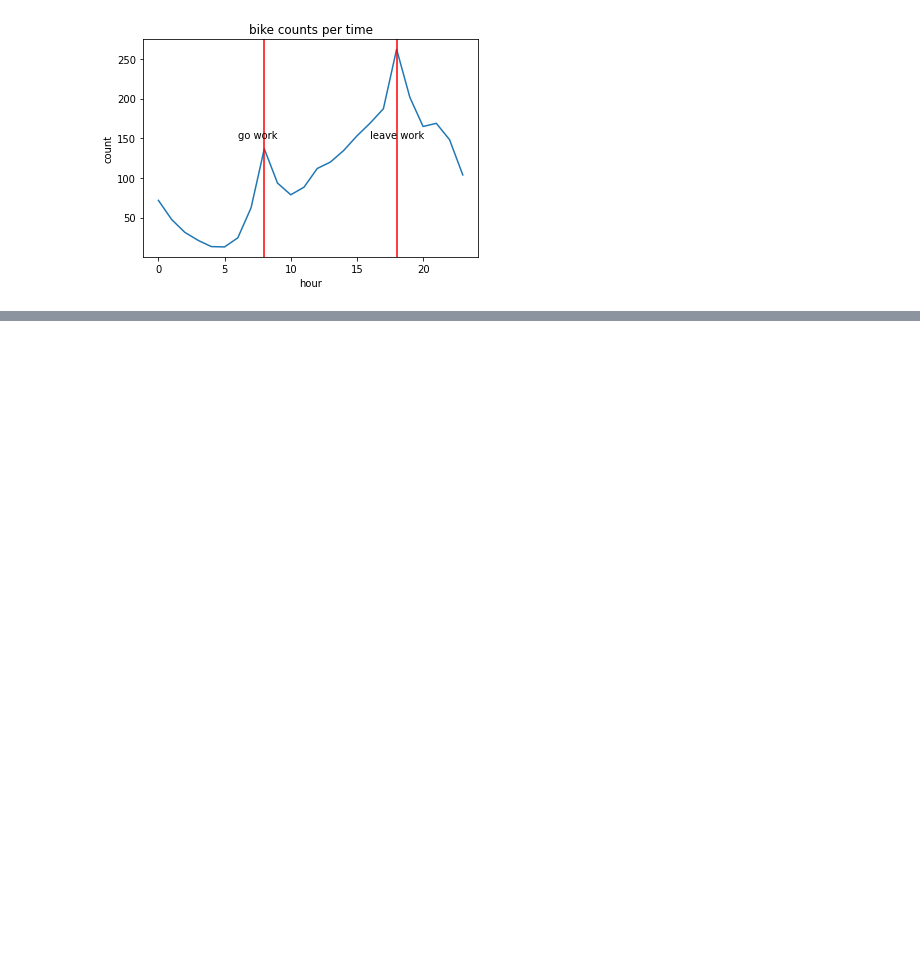
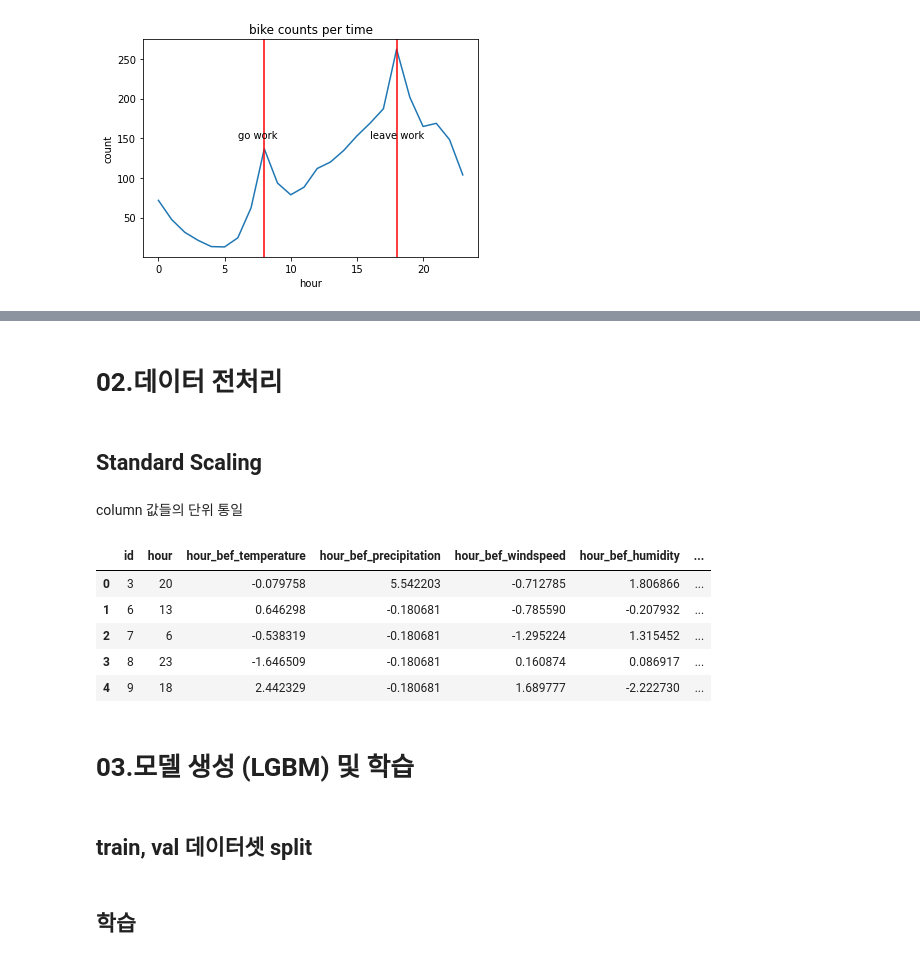
Before and after one commit to Sunnnyyy16/Dacon_study, a Jupyter notebook: bike/seoul_bike.ipynb, the cells around one changed output, grey strips where cells are left out. Drawn from its saved outputs; the diff is of its cells as text; code cells hidden in the pictures; blank space fills up the shorter version.

Commit message:
analysis: lgbm_reg

```diff
--- a/bike/seoul_bike.ipynb
+++ b/bike/seoul_bike.ipynb
@@ -165,0 +191,28 @@ plt.show()
+# %% [markdown]
+# 02.데이터 전처리
+# %% [markdown]
+## Standard Scaling
+# %% [markdown]
+column 값들의 단위 통일
+# %%
+#Standard scaler
+from sklearn.preprocessing import LabelEncoder, StandardScaler, MinMaxScaler
+scaler= StandardScaler()
+
+# 변환 필요 없는 feature는 제외
+transform_df= train.drop(columns=['id','hour','count'])
+
+std_transform_df = scaler.fit_transform(transform_df)
+train[transform_df.columns] = std_transform_df
+train.head()
+# %% [output]
+|  | id | hour | hour_bef_temperature | hour_bef_precipitation | hour_bef_windspeed | hour_bef_humidity | ... |
+| 0 | 3 | 20 | -0.079758 | 5.542203 | -0.712785 | 1.806866 | ... |
+| 1 | 6 | 13 | 0.646298 | -0.180681 | -0.785590 | -0.207932 | ... |
+| 2 | 7 | 6 | -0.538319 | -0.180681 | -1.295224 | 1.315452 | ... |
+| 3 | 8 | 23 | -1.646509 | -0.180681 | 0.160874 | 0.086917 | ... |
+| 4 | 9 | 18 | 2.442329 | -0.180681 | 1.689777 | -2.222730 | ... |
+# %% [markdown]
+# 03.모델 생성 (LGBM) 및 학습
+# %% [markdown]
+## train, val 데이터셋 split
@@ -165,0 +225,2 @@ plt.show()
+# %% [markdown]
+## 학습
```
Also changed, not shown: parts of 19 cells of this notebook.
